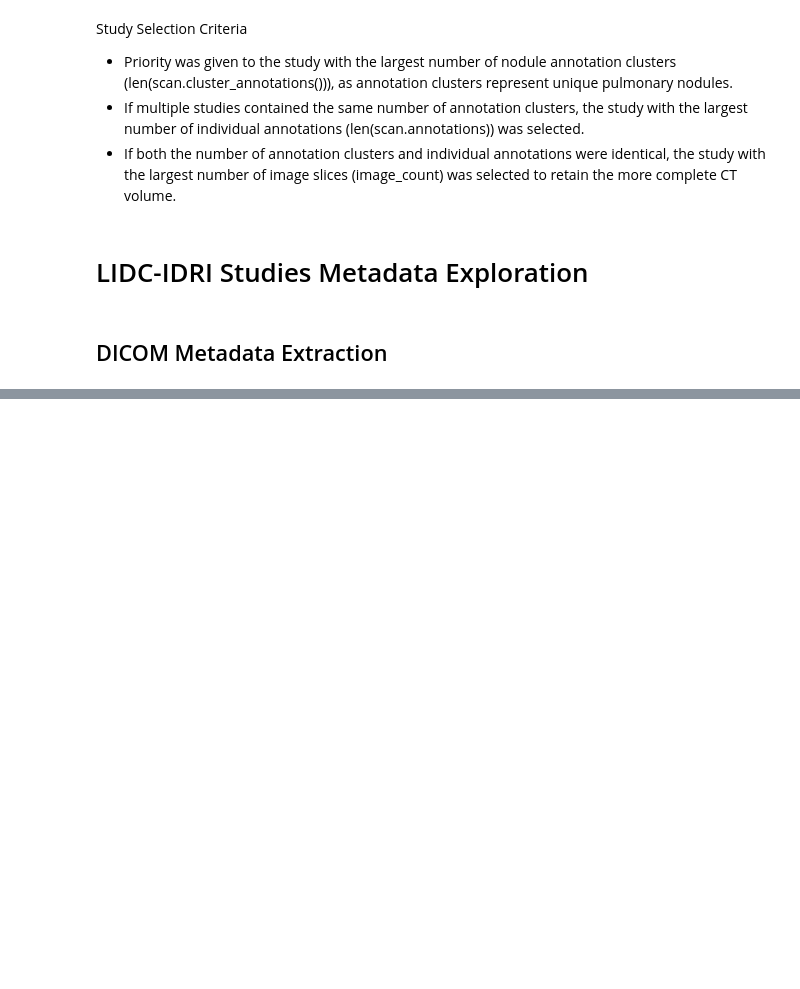
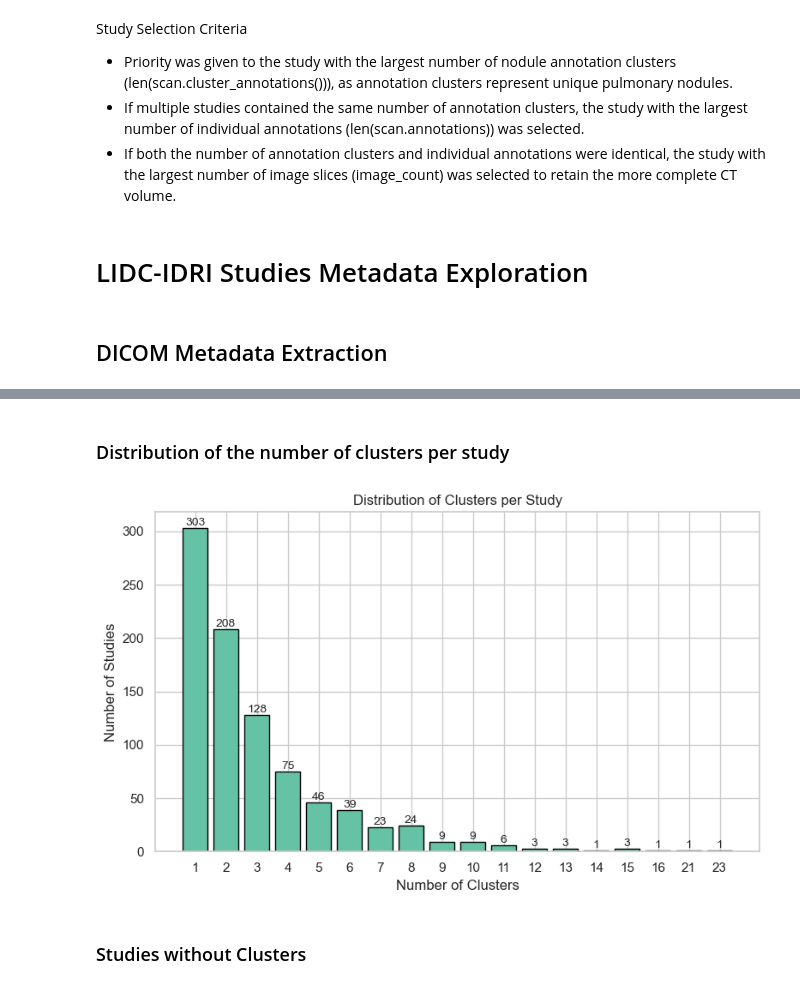
Before and after one commit to FillipusAditya/mask-guided-lung-nodule-xai, a Jupyter notebook: notebooks/lidc/001_eda_lidc_idri.ipynb, the cells around one changed output, grey strips where cells are left out. Saved outputs shown, nothing was run; the diff lists cells and outputs as text; code cells hidden in the pictures; blank space fills up the shorter version.

Commit message:
feat(notebooks): update LIDC exploration and EDA notebooks

```diff
--- a/notebooks/lidc/001_eda_lidc_idri.ipynb
+++ b/notebooks/lidc/001_eda_lidc_idri.ipynb
@@ -256,7 +258,7 @@ plt.show()
 - **total number of lesions that received a "nodule >= 3mm" mark from at least one of the four LIDC radiologists (regardless of how the other radiologists marked the lesion)
 - ***total number of lesions that received a "nodule < 3mm" mark from at least one of the four LIDC radiologists (with no radiologist assigning the lesion a "nodule >= 3mm" mark)
 # %%
-nodule_counts = pd.read_excel("../../dataset_sample/lidc_idri_metadata/lidc-idri-nodule-counts-6-23-2015.xlsx")
+nodule_counts = pd.read_excel("../../dataset/_lidc/000_metadata/lidc-idri-nodule-counts-6-23-2015.xlsx")
 nodule_counts.columns = (
     nodule_counts.columns
     .str.lower()
@@ -1304,0 +1167,7 @@ print(pd.Series(selection_summary))
+# %%
+cluster_metadata_df = pd.read_csv("../../dataset/_lidc/000_metadata/cluster_metadata.csv")
+
+print(f"{'='*20} DataFrame Information {'='*20}")
+cluster_metadata_df.info()
+print(f"\n{'='*20} First 5 Rows Of A DataFrame {'='*20}")
+display(cluster_metadata_df.head())
@@ -1304,0 +1281,11 @@ print(pd.Series(selection_summary))
+# %%
+study_cluster_counts = (
+    cluster_metadata_df
+    .groupby(
+        ["study_instance_uid", "patient_id"]
+    )
+    .size()
+    .reset_index(name="num_clusters")
+)
+
+study_cluster_counts["num_clusters"].describe()
@@ -1304,0 +1302,39 @@ print(pd.Series(selection_summary))
+# %% [markdown]
+### Distribution of the number of clusters per study
+# %%
+distribution = (
+    study_cluster_counts["num_clusters"]
+    .value_counts()
+    .sort_index()
+)
+
+fig, ax = plt.subplots(figsize=(8, 5))
+
+bars = ax.bar(
+    distribution.index.astype(str),
+    distribution.values,
+    edgecolor="black"
+)
+
+ax.set_title("Distribution of Clusters per Study")
+ax.set_xlabel("Number of Clusters")
+ax.set_ylabel("Number of Studies")
+
+# Add value labels
+for bar in bars:
+    height = bar.get_height()
+    ax.text(
+        bar.get_x() + bar.get_width() / 2,
+        height,
+        f"{height}",
+        ha="center",
+        va="bottom",
+        fontsize=10,
+    )
+
+plt.tight_layout()
+plt.show()
+# %% [output]
+[figure, added]
+# %% [markdown]
+### Studies without Clusters
```
Also changed, not shown: parts of 77 cells of this notebook, 1 other file.
